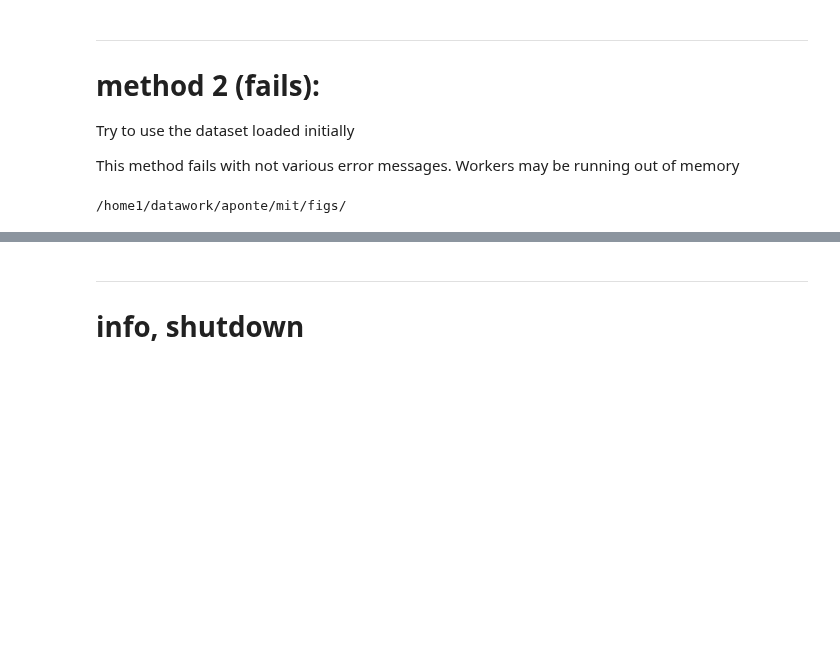
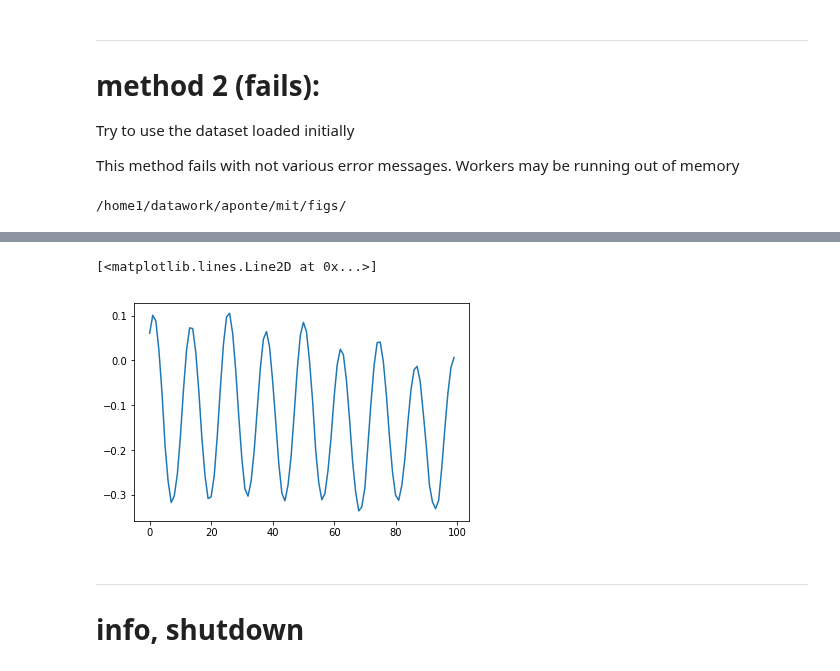
Before and after one commit to apatlpo/mit_equinox, a Jupyter notebook: sandbox/movie.ipynb, the cells around one changed output, grey strips where cells are left out. Cells and saved outputs as stored; diff of their text form; code cells hidden in the pictures; blank space fills up the shorter version.

```diff
--- a/sandbox/movie.ipynb
+++ b/sandbox/movie.ipynb
@@ -183,3 +249,8 @@ values = [delayed(process)(ds['Eta'].isel(face=face, time=i), i) for i in I]
+# %%
+plt.plot(np.array(results))
+# %% [output]
+[<matplotlib.lines.Line2D at 0x...>]
+[figure, added]
 # %% [markdown]
 ---
 
```
Also changed, not shown: parts of 9 cells of this notebook, 4 other files.
